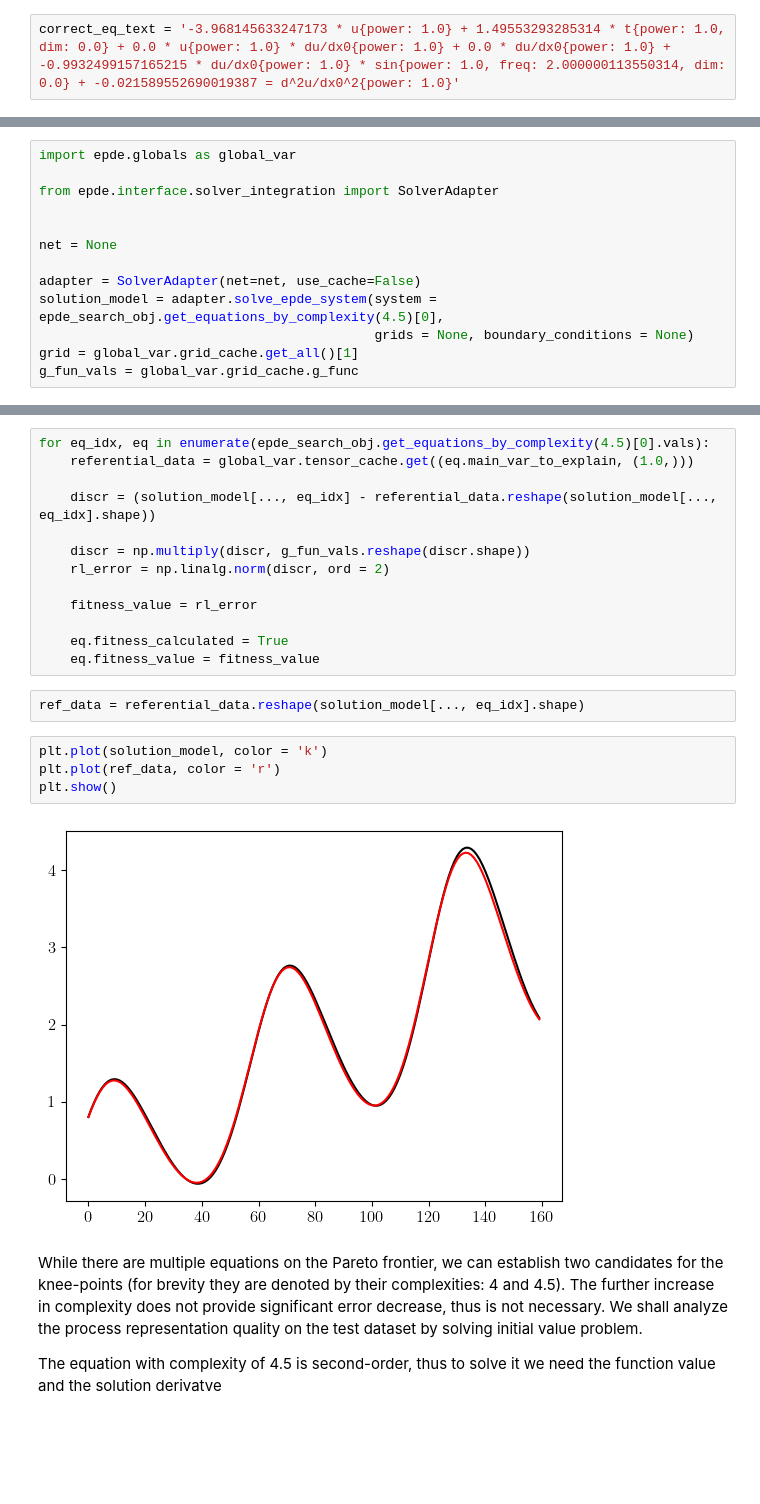
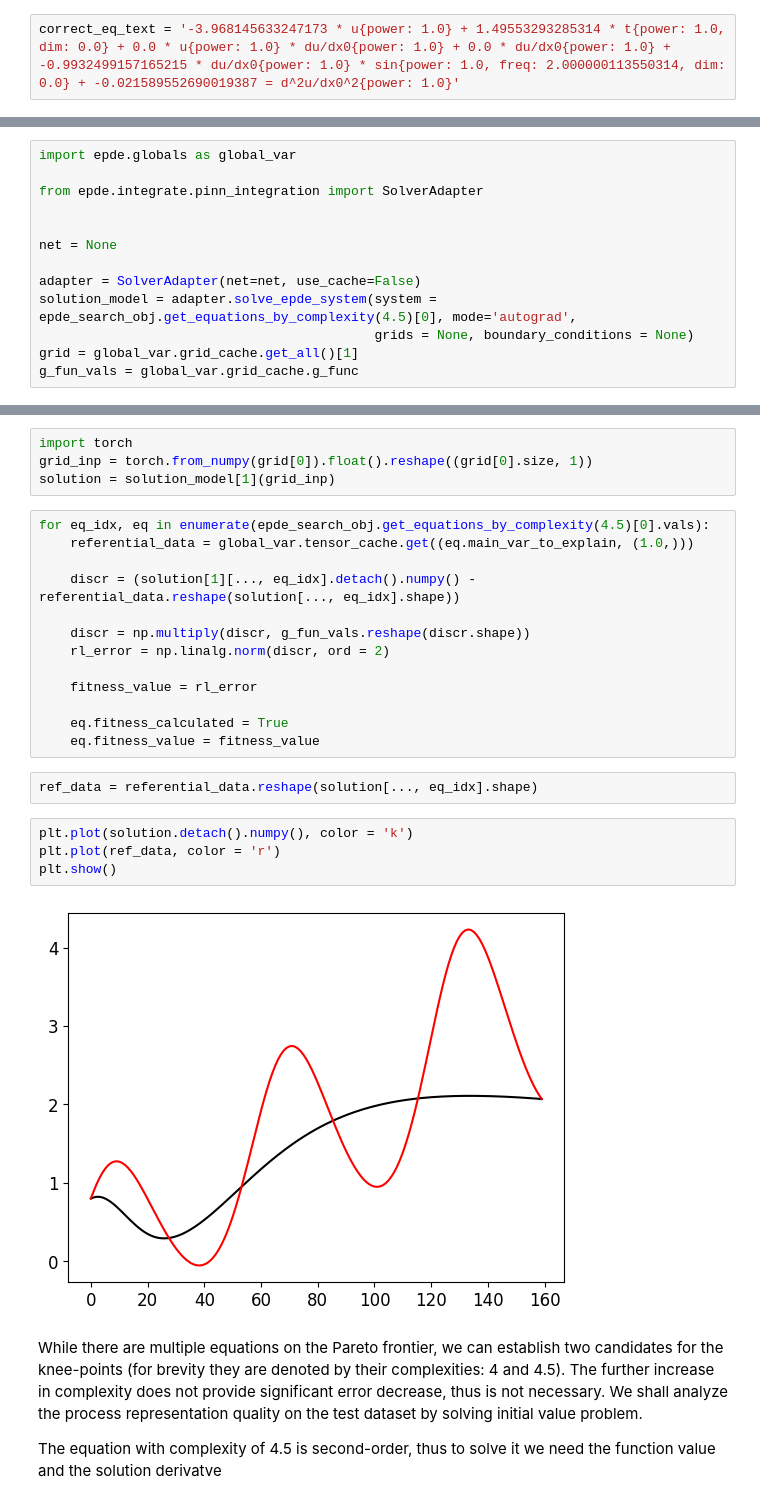
Before and after one commit to ITMO-NSS-team/EPDE, a Jupyter notebook: examples/ODE discovery.ipynb, the cells around one changed output, grey strips where cells are left out. Cells and saved outputs as stored; diff of their text form; blank space fills up the shorter version.

```diff
--- a/examples/ODE discovery.ipynb
+++ b/examples/ODE discovery.ipynb
@@ -556,13 +345,13 @@ plt.show()
 # %%
 import epde.globals as global_var
 
-from epde.interface.solver_integration import SolverAdapter
+from epde.integrate.pinn_integration import SolverAdapter
 
 
 net = None
 
 adapter = SolverAdapter(net=net, use_cache=False)
-solution_model = adapter.solve_epde_system(system = epde_search_obj.get_equations_by_complexity(4.5)[0],
+solution_model = adapter.solve_epde_system(system = epde_search_obj.get_equations_by_complexity(4.5)[0], mode='autograd',
                                            grids = None, boundary_conditions = None)
 grid = global_var.grid_cache.get_all()[1]
 g_fun_vals = global_var.grid_cache.g_func
@@ -591,8 +364,12 @@ solution_model.shape
+# %%
+import torch
+grid_inp = torch.from_numpy(grid[0]).float().reshape((grid[0].size, 1))
+solution = solution_model[1](grid_inp)
 # %%
 for eq_idx, eq in enumerate(epde_search_obj.get_equations_by_complexity(4.5)[0].vals):
     referential_data = global_var.tensor_cache.get((eq.main_var_to_explain, (1.0,)))
 
-    discr = (solution_model[..., eq_idx] - referential_data.reshape(solution_model[..., eq_idx].shape))
+    discr = (solution[1][..., eq_idx].detach().numpy() - referential_data.reshape(solution[..., eq_idx].shape))
 
     discr = np.multiply(discr, g_fun_vals.reshape(discr.shape))
     rl_error = np.linalg.norm(discr, ord = 2)
@@ -602,13 +379,13 @@ for eq_idx, eq in enumerate(epde_search_obj.get_equations_by_complexity(4.5)[0].
     eq.fitness_calculated = True
     eq.fitness_value = fitness_value
 # %%
-ref_data = referential_data.reshape(solution_model[..., eq_idx].shape)
+ref_data = referential_data.reshape(solution[..., eq_idx].shape)
 # %%
-plt.plot(solution_model, color = 'k')
+plt.plot(solution.detach().numpy(), color = 'k')
 plt.plot(ref_data, color = 'r')
 plt.show()
 # %% [output]
-[figure, old version]
+[figure, new version]
 # %% [markdown]
 While there are multiple equations on the Pareto frontier, we can establish two candidates for the knee-points (for brevity they are denoted by their complexities: 4 and 4.5). The further increase in complexity does not provide significant error decrease, thus is not necessary. We shall analyze the process representation quality on the test dataset by solving initial value problem.
 
```
Also changed, not shown: parts of 19 cells of this notebook, 1 other file.
